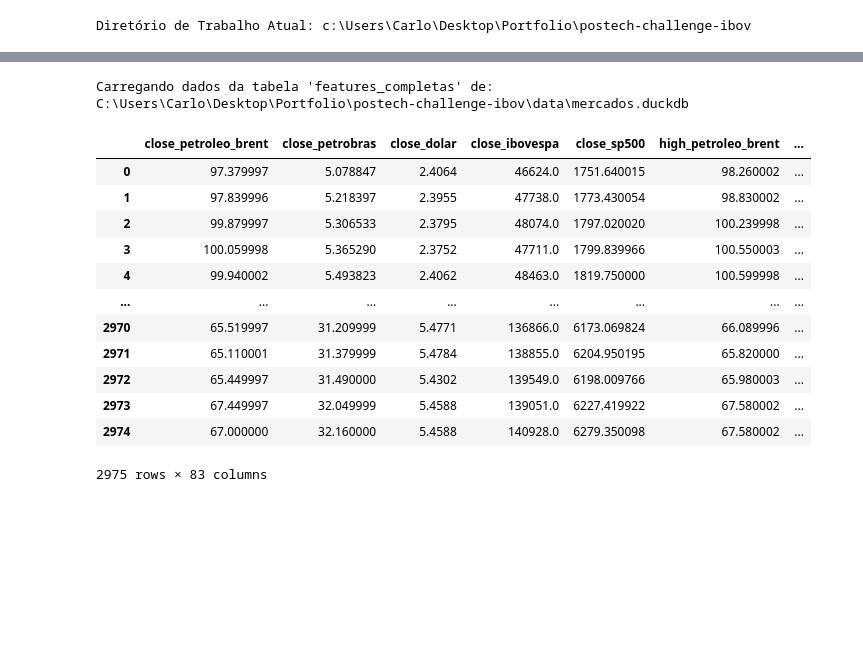
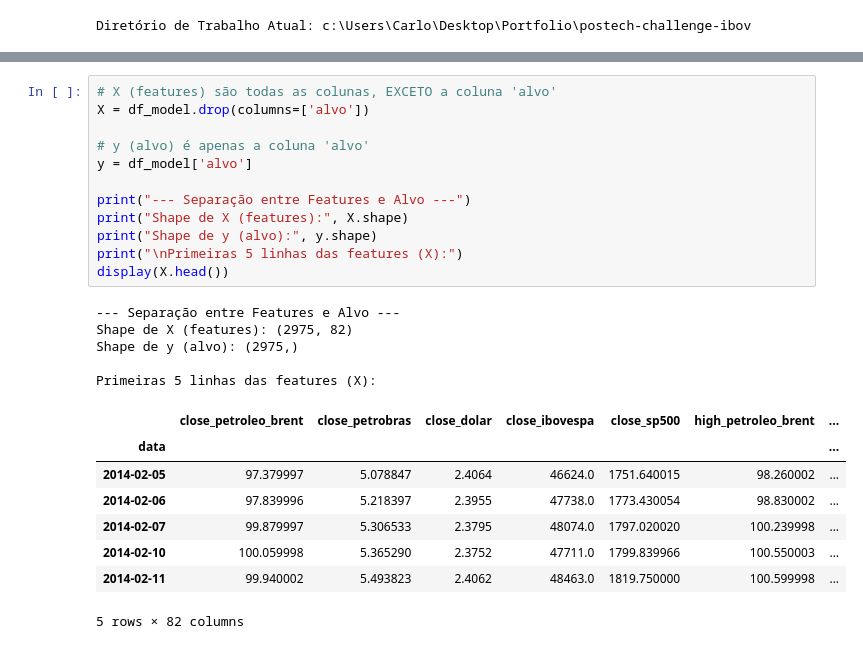
Before and after one commit to Carllux/FIAP-TC-2, a Jupyter notebook: notebooks/02_modelagem.ipynb, the cells around one changed output, grey strips where cells are left out. Drawn from its saved outputs; the diff is of its cells as text; blank space fills up the shorter version.

```diff
--- a/notebooks/02_modelagem.ipynb
+++ b/notebooks/02_modelagem.ipynb
@@ -90,16 +164,26 @@ memory usage: 1.9 MB
 # %%
+# X (features) são todas as colunas, EXCETO a coluna 'alvo'
+X = df_model.drop(columns=['alvo'])
+
+# y (alvo) é apenas a coluna 'alvo'
+y = df_model['alvo']
+
+print("--- Separação entre Features e Alvo ---")
+print("Shape de X (features):", X.shape)
+print("Shape de y (alvo):", y.shape)
+print("\nPrimeiras 5 linhas das features (X):")
+display(X.head())
 # %% [output]
-Carregando dados da tabela 'features_completas' de: C:\Users\Carlo\Desktop\Portfolio\postech-challenge-ibov\data\mercados.duckdb
+--- Separação entre Features e Alvo ---
+Shape de X (features): (2975, 82)
+Shape de y (alvo): (2975,)
+
+Primeiras 5 linhas das features (X):
 |  | close_petroleo_brent | close_petrobras | close_dolar | close_ibovespa | close_sp500 | high_petroleo_brent | ... |
-| 0 | 97.379997 | 5.078847 | 2.4064 | 46624.0 | 1751.640015 | 98.260002 | ... |
-| 1 | 97.839996 | 5.218397 | 2.3955 | 47738.0 | 1773.430054 | 98.830002 | ... |
-| 2 | 99.879997 | 5.306533 | 2.3795 | 48074.0 | 1797.020020 | 100.239998 | ... |
-| 3 | 100.059998 | 5.365290 | 2.3752 | 47711.0 | 1799.839966 | 100.550003 | ... |
-| 4 | 99.940002 | 5.493823 | 2.4062 | 48463.0 | 1819.750000 | 100.599998 | ... |
-| ... | ... | ... | ... | ... | ... | ... | ... |
-| 2970 | 65.519997 | 31.209999 | 5.4771 | 136866.0 | 6173.069824 | 66.089996 | ... |
-| 2971 | 65.110001 | 31.379999 | 5.4784 | 138855.0 | 6204.950195 | 65.820000 | ... |
-| 2972 | 65.449997 | 31.490000 | 5.4302 | 139549.0 | 6198.009766 | 65.980003 | ... |
-| 2973 | 67.449997 | 32.049999 | 5.4588 | 139051.0 | 6227.419922 | 67.580002 | ... |
-| 2974 | 67.000000 | 32.160000 | 5.4588 | 140928.0 | 6279.350098 | 67.580002 | ... |
+| data |  |  |  |  |  |  | ... |
+| 2014-02-05 | 97.379997 | 5.078847 | 2.4064 | 46624.0 | 1751.640015 | 98.260002 | ... |
+| 2014-02-06 | 97.839996 | 5.218397 | 2.3955 | 47738.0 | 1773.430054 | 98.830002 | ... |
+| 2014-02-07 | 99.879997 | 5.306533 | 2.3795 | 48074.0 | 1797.020020 | 100.239998 | ... |
+| 2014-02-10 | 100.059998 | 5.365290 | 2.3752 | 47711.0 | 1799.839966 | 100.550003 | ... |
+| 2014-02-11 | 99.940002 | 5.493823 | 2.4062 | 48463.0 | 1819.750000 | 100.599998 | ... |
-2975 rows × 83 columns
+5 rows × 82 columns
```
Also changed, not shown: parts of 16 cells of this notebook.
